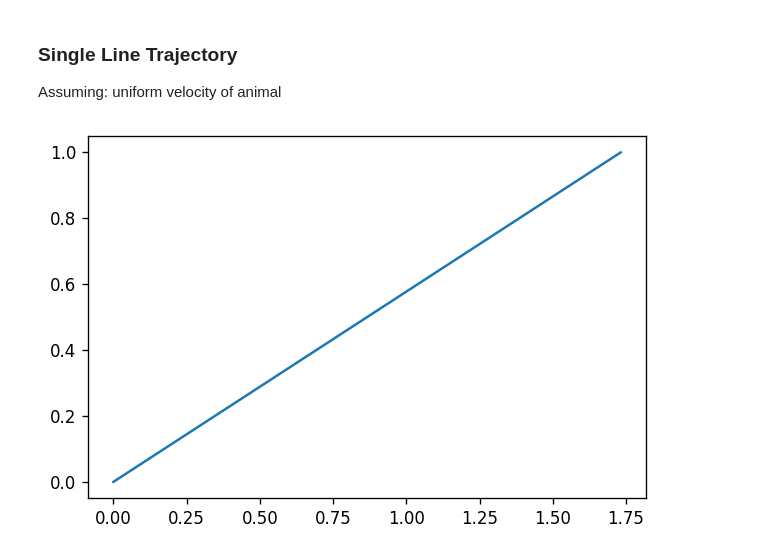
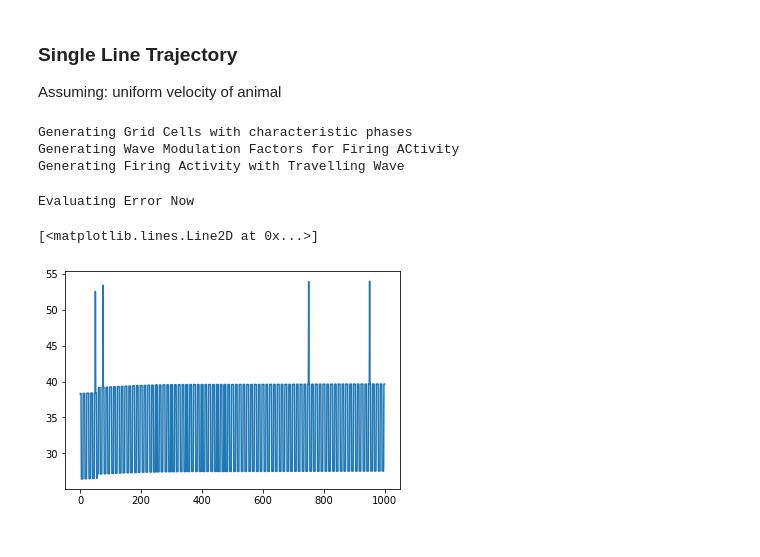
Before and after one commit to divyanshgupt/travelling-wave-mec, a Jupyter notebook: Travelling_Wave.ipynb, the cells around one changed output. Drawn from its saved outputs; the diff is of its cells as text; code cells hidden in the pictures.

Commit message:
Error along straight trajectory for travelling wave

```diff
--- a/Travelling_Wave.ipynb
+++ b/Travelling_Wave.ipynb
@@ -307,7 +307,7 @@ def modulated_firing(modules, trajectory, modulating_factors,
   # array to store wave modulated firing activity of all cells over time
   modulated_activity = np.zeros((num_cells, num_modules, num_timesteps))
 
-  for t in range(num_timesteps):
+  for t in tqdm(range(num_timesteps)):
     position = trajectory[t]
 
     for i in range(num_modules):
@@ -450,8 +456,8 @@ def evaluate_along_trajectory(trajectory, firing_activity_stack):
 
 Assuming: uniform velocity of animal
 # %%
-nb_timesteps = 10e3 # 10 sec
-timestep_size = 1e-3 # 1 msec
+nb_timesteps = 1e3 # 10 sec
+timestep_size = 1e-2 # 10 msec
 # %%
 #@title Generate Line Trajectory
 
@@ -486,10 +492,41 @@ def plot_trajectory(trajectory):
   plt.figure(dpi=120)
   plt.plot(trajectory[:, 0], trajectory[:, 1])
  # plt.scatter(trajectory[:, 0], trajectory[:, 1], alpha=0.02)
-# %%
-velocity = 0.2 # 20 cms/sec
-angle = 30
-trajectory = line_traject(nb_timesteps, timestep_size, velocity, angle)
-plot_trajectory(trajectory)
-# %% [output]
-[figure, removed]
+# %%
+lam = 20
+orientation = 0
+K = 100
+n_max = 20
+cell_num_root = 100
+num_modules = 12
+freq = 8 # frequency of the travelling wave
+dt = 1e-2 # Timestep duration
+s = 1.5
+# %%
+velocity = 0.2 # 20 cms/sec
+angle = 30
+trajectory = line_traject(nb_timesteps, timestep_size, velocity, angle)
+#plt.plot(trajectory[:,0], trajectory[:,1], 'k')
+
+print("Generating Grid Cells with characteristic phases")
+modules = multi_uniformModules(lam, orientation, cell_num_root,
+                               num_modules, s=s)
+
+print("Generating Wave Modulation Factors for Firing ACtivity")
+modulating_factors = modulating_factor(modules, trajectory,
+                                       freq, dt)
+
+print("Generating Firing Activity with Travelling Wave")
+modulated_activity = modulated_firing(modules, trajectory,
+                                      modulating_factors,
+                                      cell_num_root, n_max, K)
+print("Evaluating Error Now")
+error = evaluate_along_trajectory(trajectory, modulated_activity)
+plt.plot(error)
+# %% [output]
+Generating Grid Cells with characteristic phases
+Generating Wave Modulation Factors for Firing ACtivity
+Generating Firing Activity with Travelling Wave
+Evaluating Error Now
+[<matplotlib.lines.Line2D at 0x...>]
+[figure, added]
```
Also changed, not shown: parts of 2 cells of this notebook.
